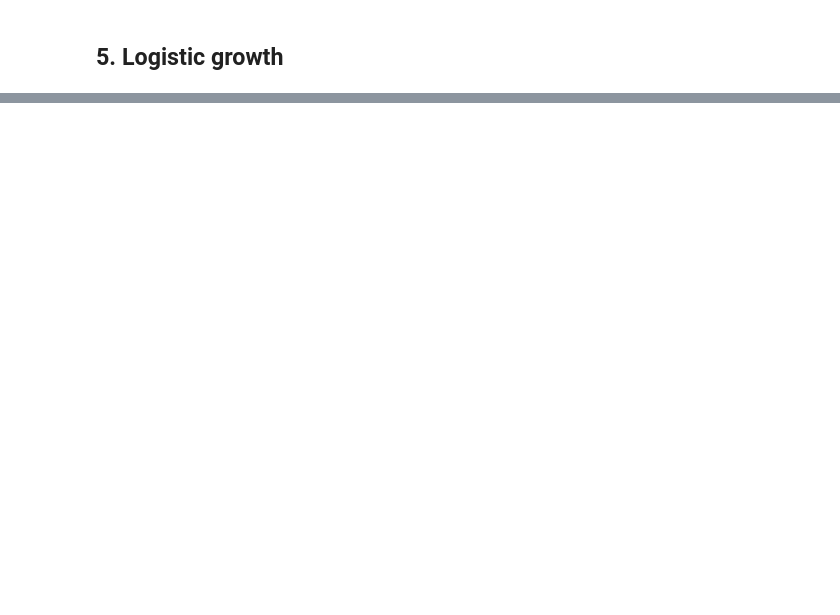
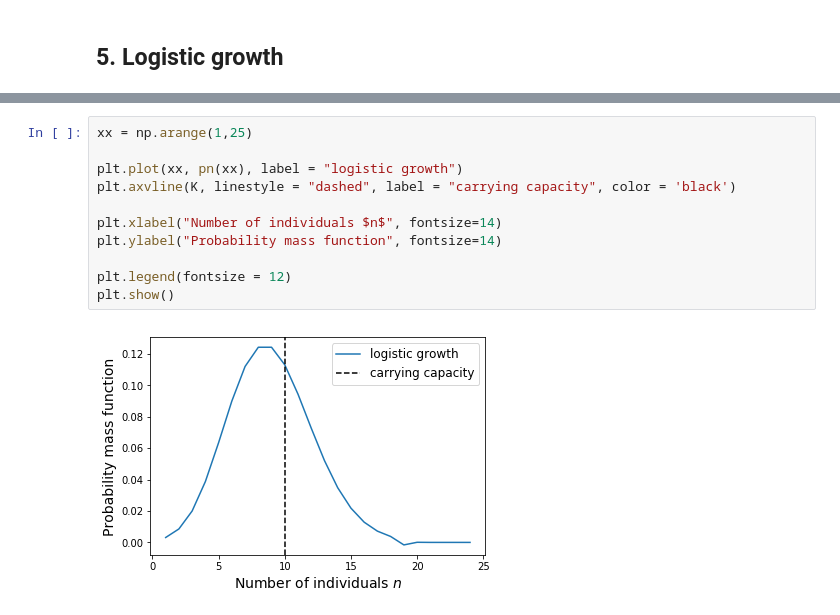
Before and after one commit to mango915/NeutralTheory, a Jupyter notebook: Neutral Theory.ipynb, the cells around one changed output, grey strips where cells are left out. Drawn from its saved outputs; the diff is of its cells as text; blank space fills up the shorter version.

```diff
--- a/Neutral Theory.ipynb
+++ b/Neutral Theory.ipynb
@@ -208 +201,14 @@ def pn(n):
+# %%
+xx = np.arange(1,25)
+
+plt.plot(xx, pn(xx), label = "logistic growth")
+plt.axvline(K, linestyle = "dashed", label = "carrying capacity", color = 'black')
+
+plt.xlabel("Number of individuals $n$", fontsize=14)
+plt.ylabel("Probability mass function", fontsize=14)
+
+plt.legend(fontsize = 12)
+plt.show()
+# %% [output]
+[figure, added]
 # %%
```
Also changed, not shown: parts of 14 cells of this notebook.
